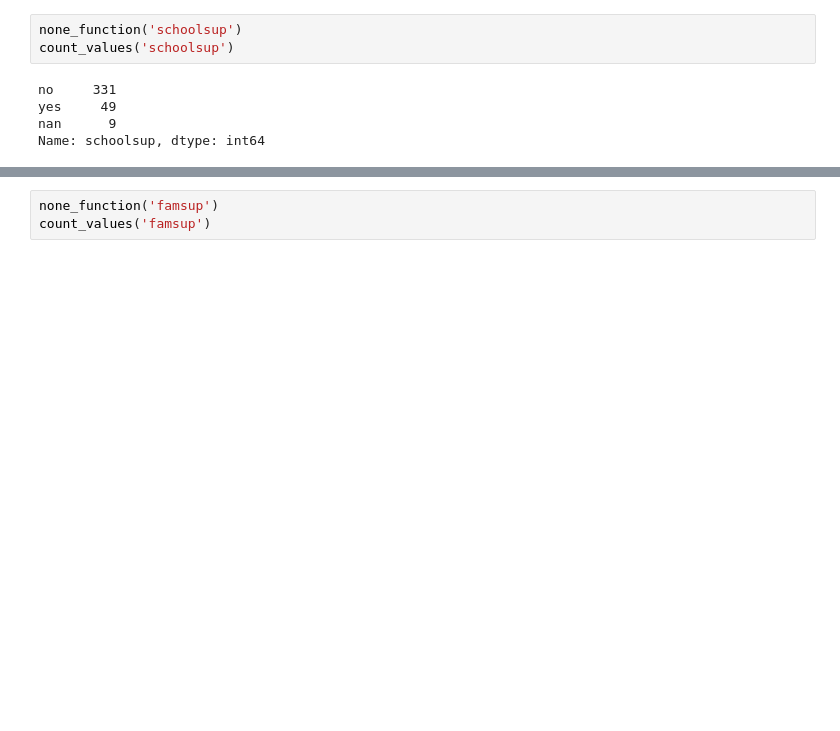
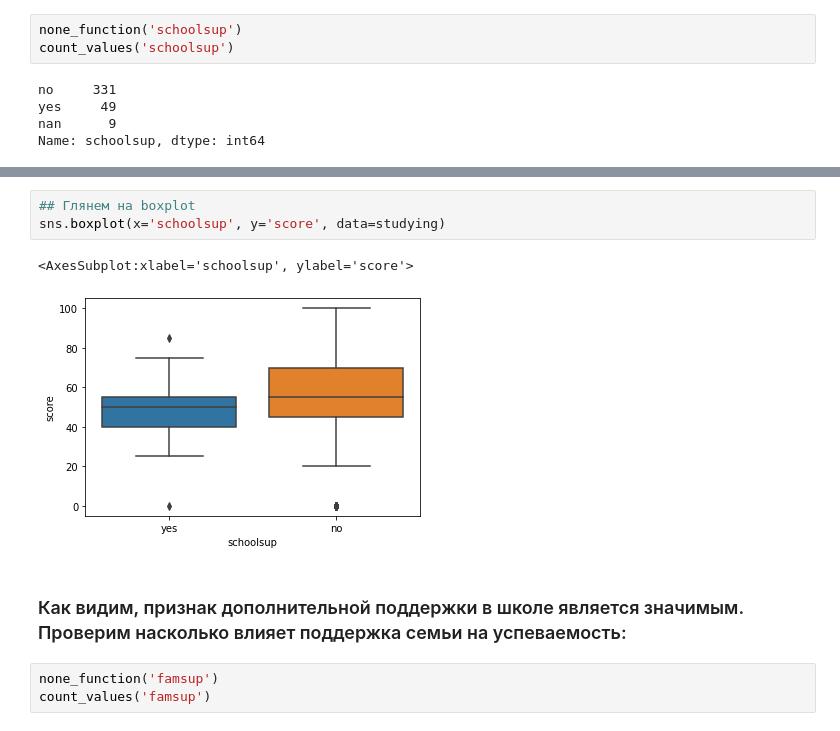
Before and after one commit to novikaj/AlinaProjects, a Jupyter notebook: module_2/0_project_2_EDA.ipynb, the cells around one changed output, grey strips where cells are left out. Cells and saved outputs as stored; diff of their text form; blank space fills up the shorter version.

```diff
--- a/module_2/0_project_2_EDA.ipynb
+++ b/module_2/0_project_2_EDA.ipynb
@@ -826,3 +859,11 @@ Name: schoolsup, dtype: int64
+# %%
+## Глянем на boxplot
+sns.boxplot(x='schoolsup', y='score', data=studying)
+# %% [output]
+<AxesSubplot:xlabel='schoolsup', ylabel='score'>
+[figure, added]
+# %% [markdown]
+### Как видим, признак дополнительной поддержки в школе является значимым. Проверим насколько влияет поддержка семьи на успеваемость:
 # %%
 none_function('famsup')
 count_values('famsup')
```
Also changed, not shown: parts of 67 cells of this notebook.
